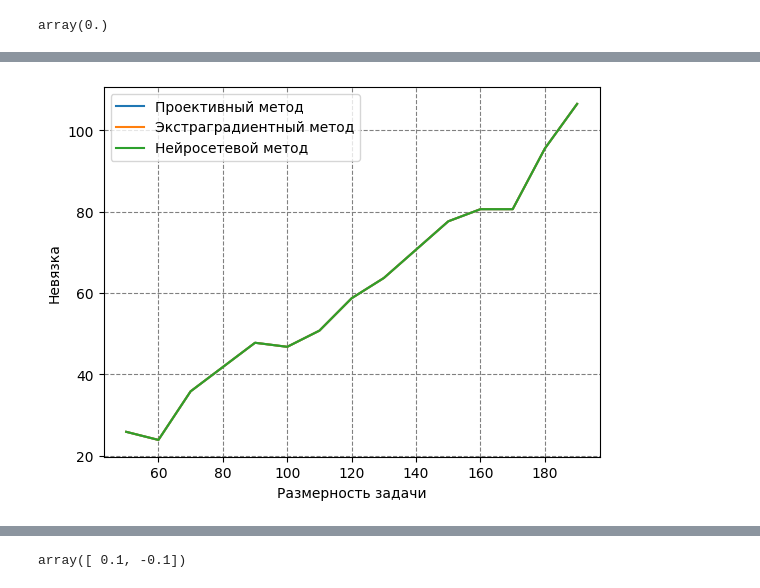
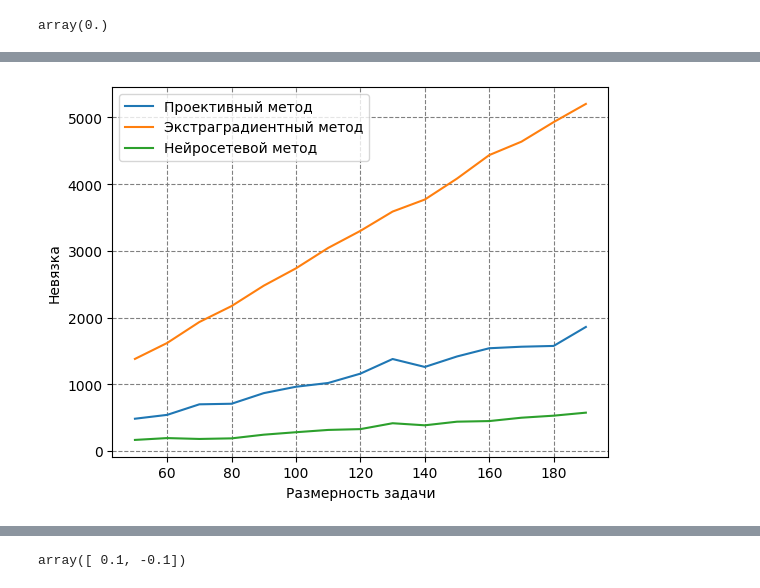
Before and after one commit to Rooney22/VI_Solver_library, a Jupyter notebook: example.ipynb, the cells around one changed output, grey strips where cells are left out. Drawn from its saved outputs; the diff is of its cells as text; code cells hidden in the pictures.

```diff
--- a/example.ipynb
+++ b/example.ipynb
@@ -751,14 +788,14 @@ residuals_list = residuals['Невязка'].tolist()
 # %%
 plt.rc('axes', axisbelow=True)
-plt.plot(range(50, 200, 10), residuals_list[0], label='Проективный метод')
-plt.plot(range(50, 200, 10), residuals_list[1], label='Экстраградиентный метод')
-plt.plot(range(50, 200, 10), residuals_list[2], label='Нейросетевой метод')
+plt.plot(range(50, 200, 10), residuals_list[1], label='Проективный метод')
+plt.plot(range(50, 200, 10), residuals_list[2], label='Экстраградиентный метод')
+plt.plot(range(50, 200, 10), residuals_list[0], label='Нейросетевой метод')
 plt.xlabel('Размерность задачи')
 plt.ylabel('Невязка')
 plt.legend()
 plt.grid(color='gray', linestyle='dashed')
 # %% [output]
-[figure, old version]
+[figure, new version]
 # %%
 import pandas as pd
 
```
Also changed, not shown: parts of 67 cells of this notebook.
